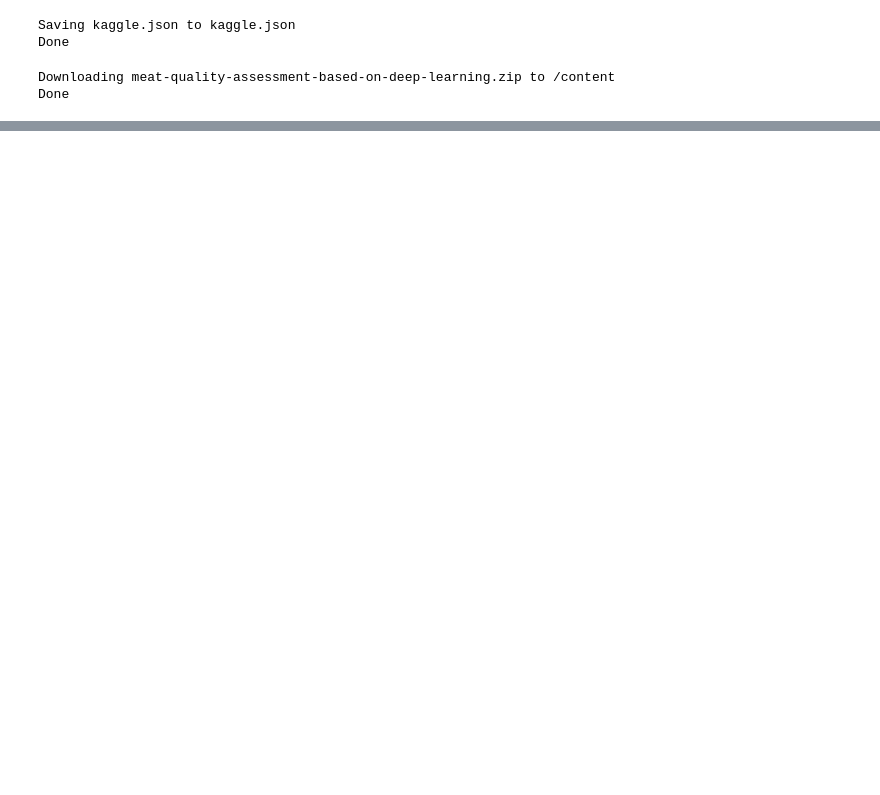
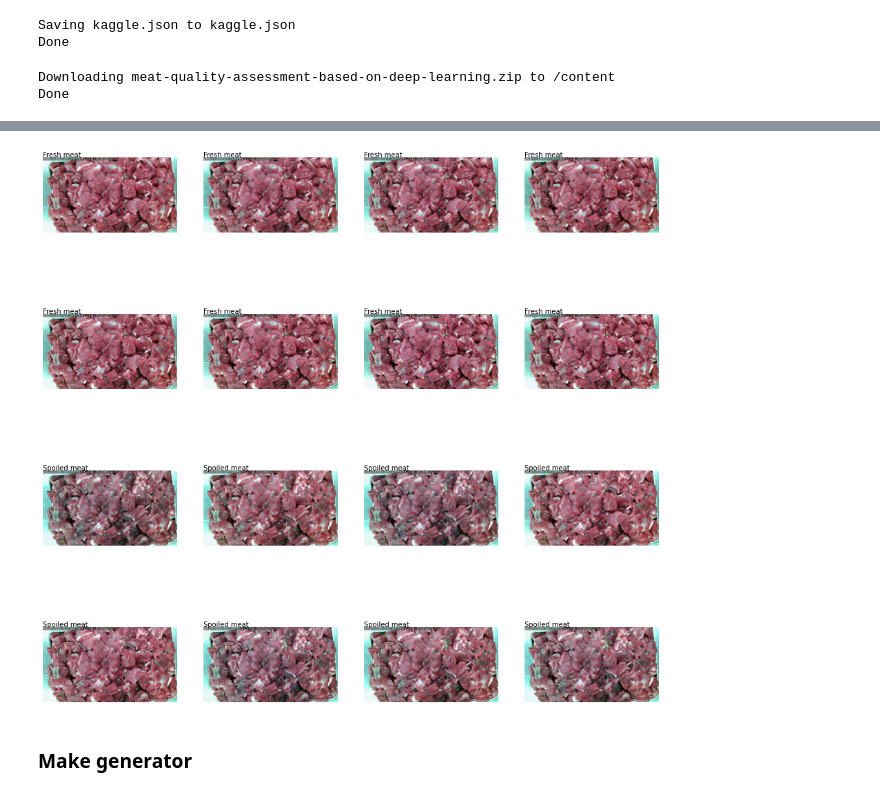
Before and after one commit to B21-CAP0366/meater-ml, a Jupyter notebook: meater.ipynb, the cells around one changed output, grey strips where cells are left out. Saved outputs shown, nothing was run; the diff lists cells and outputs as text; code cells hidden in the pictures; blank space fills up the shorter version.

```diff
--- a/meater.ipynb
+++ b/meater.ipynb
@@ -46,0 +63,17 @@ Done
+# %%
+import os
+
+
+base_dir = os.path.join('meat-dataset')
+fresh_meat_dir = os.path.join(base_dir, 'Fresh')
+spoiled_meat_dir = os.path.join(base_dir, 'Spoiled')
+
+# List file names in each folder
+fresh_meat_names = os.listdir(fresh_meat_dir)
+spoiled_meat_names = os.listdir(spoiled_meat_dir)
+
+print('Fresh meat')
+print(fresh_meat_names[:5])
+
+print('\nSpoiled meat')
+print(spoiled_meat_names[:5])
@@ -46,0 +86,38 @@ Done
+# %%
+import matplotlib.pyplot as plt
+import matplotlib.image as mpimg
+
+
+nrows = 4
+ncols = 4
+
+# Set up figure and size it to 4*4
+fig = plt.gcf()
+fig.set_size_inches(nrows*4, ncols*4)
+
+pic_index = 8
+
+# Get first 8 pictures in each folder
+fresh_meat_pic = [os.path.join(fresh_meat_dir, fname) for fname in fresh_meat_names[:pic_index]]
+spoiled_meat_pic = [os.path.join(spoiled_meat_dir, fname) for fname in spoiled_meat_names[:pic_index]]
+
+for i, img_path in enumerate(fresh_meat_pic + spoiled_meat_pic):
+    # Set text
+    if i < pic_index:
+        text = 'Fresh meat'
+    else:
+        text = 'Spoiled meat'
+
+    # Setup subplot
+    sp = plt.subplot(nrows, ncols, i+1)
+    sp.axis('Off')  # Turn off subplot axis
+    sp.text(1, 1, text)
+
+    img = mpimg.imread(img_path)
+    plt.imshow(img)
+
+plt.show()  # Show images
+# %% [output]
+[figure, added]
+# %% [markdown]
+### Make generator
```
Also changed, not shown: parts of 6 cells of this notebook.
